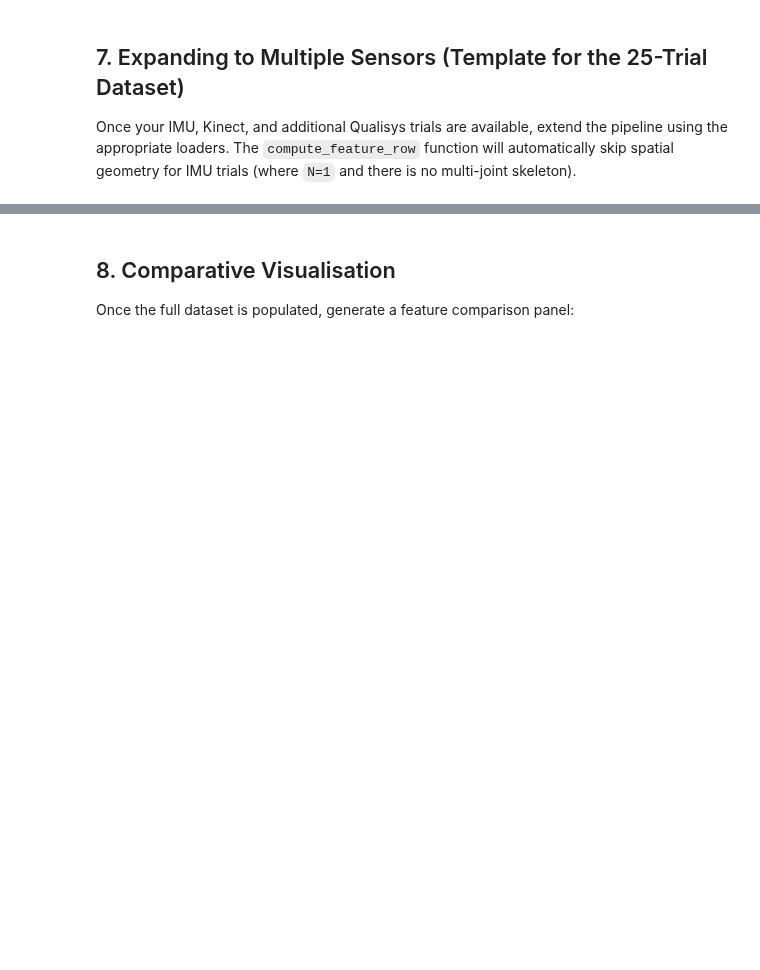
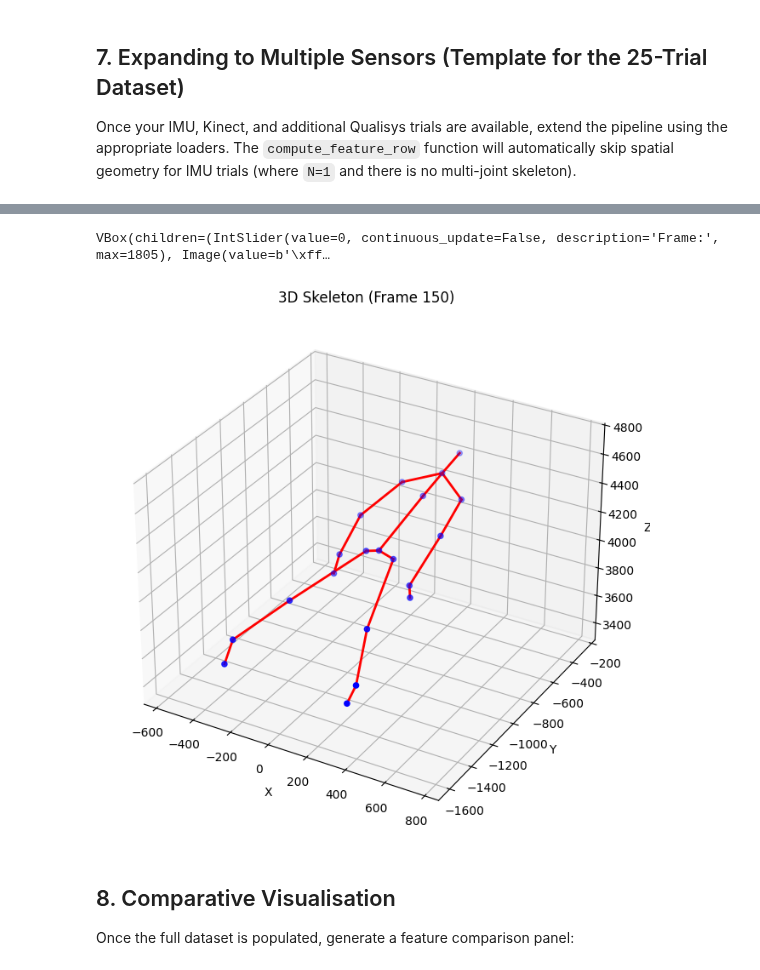
Before and after one commit to InfoMusCP/PyEyesWeb, a Jupyter notebook: examples/06_multimodal_capstone.ipynb, the cells around one changed output, grey strips where cells are left out. Cells and saved outputs as stored; diff of their text form; code cells hidden in the pictures; blank space fills up the shorter version.

```diff
--- a/examples/06_multimodal_capstone.ipynb
+++ b/examples/06_multimodal_capstone.ipynb
@@ -150,7 +149,7 @@ def compute_feature_row(pos, vel, marker_names, RATE_HZ=100.0, WINDOW_FRAMES=60)
     rar  = Rarity(alpha=0.5)
 
     # Choose a representative joint for single-joint features
-    h_idx = marker_names.index("HAND_RIGHT") if "HAND_RIGHT" in marker_names else 0
+    h_idx = marker_names.index("LWristOut") if "LWristOut" in marker_names else 0
     hand_speed = np.linalg.norm(vel[:, h_idx, :], axis=1)
 
     # Windows
@@ -210,14 +209,18 @@ def compute_feature_row(pos, vel, marker_names, RATE_HZ=100.0, WINDOW_FRAMES=60)
 ## 6. Running the Comparison: Existing Qualisys Trials
 # %%
 QUALISYS_TRIALS = [
-    ("data/trial0001_impulsive.tsv", "Qualisys", "Impulsive-1"),
-    ("data/trial0002_impulsive.tsv", "Qualisys", "Impulsive-2"),
-    ("data/trial0003_impulsive.tsv", "Qualisys", "Impulsive-3"),
+    ("trial10", "qualisys", "Impulsive-1"),
+    ("trial11", "qualisys", "Impulsive-2"),
+    ("trial12", "qualisys", "Impulsive-3"),
 ]
 
+# Initialize the unified loader
+loader = GestureDataLoader("data")
+
 results = []
-for path, sensor, gesture in tqdm(QUALISYS_TRIALS, desc="Processing trials"):
-    pos, vel, acc, names = load_qualisys_tsv(path)
+for trial_name, sensor, gesture in tqdm(QUALISYS_TRIALS, desc="Processing trials"):
+    # Load and explicitly standardize the markers to generic skeletal names
+    pos, vel, acc, names = loader.load(trial_name, sensor=sensor, standardize=True)
     row = compute_feature_row(pos, vel, names, RATE_HZ=100.0, WINDOW_FRAMES=60)
     row["sensor"]  = sensor
     row["gesture"] = gesture
@@ -258,3 +272,15 @@ Once your IMU, Kinect, and additional Qualisys trials are available, extend the
+# %%
+# 1. Show the video for the trial
+from pathlib import Path
+video_path = Path("data/videos/trial10.avi")
+display_video_notebook(video_path)
+
+# 2. Plot the 3D stick figure at a specific frame (ensure standard=True since we loaded with standardize=True)
+pos_kinect, _, _, names_kinect = loader.load("trial10", sensor="kinect", standardize=True)
+plot_stick_figure_3d(pos_kinect, names_kinect, frame_idx=150, standard=True)
+# %% [output]
+VBox(children=(IntSlider(value=0, continuous_update=False, description='Frame:', max=1805), Image(value=b'\xff…
+[figure, added]
 # %% [markdown]
 ## 8. Comparative Visualisation
 
```
Also changed, not shown: parts of 5 cells of this notebook, 49 other files.
